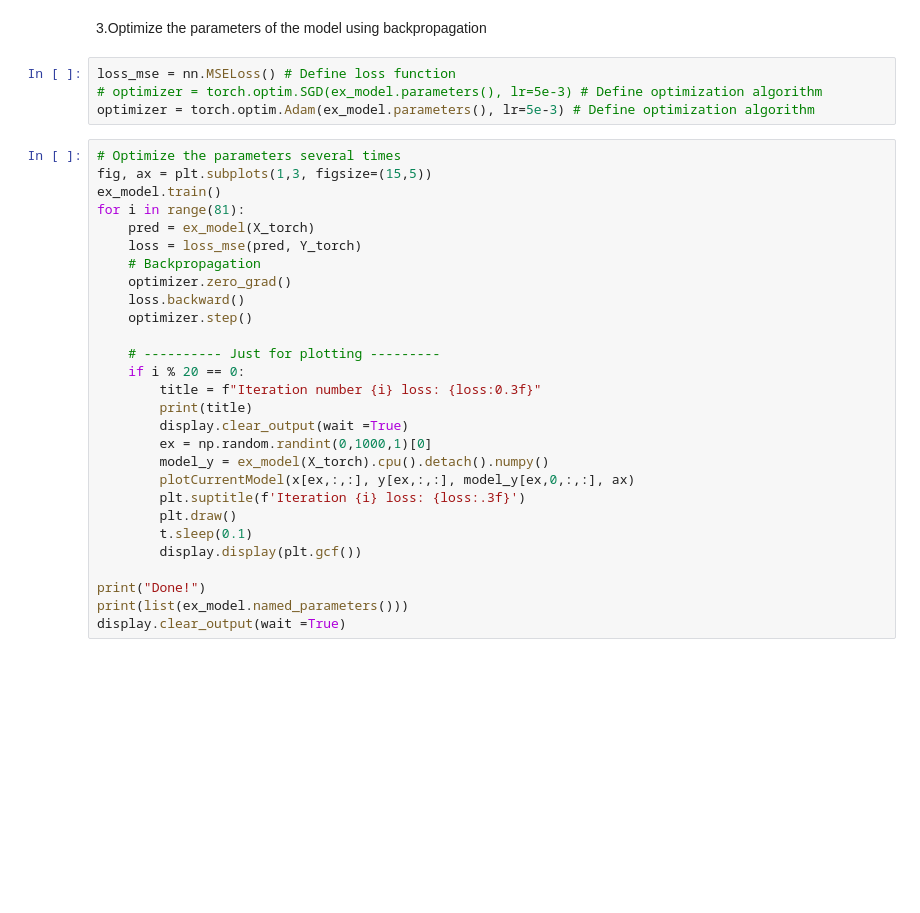
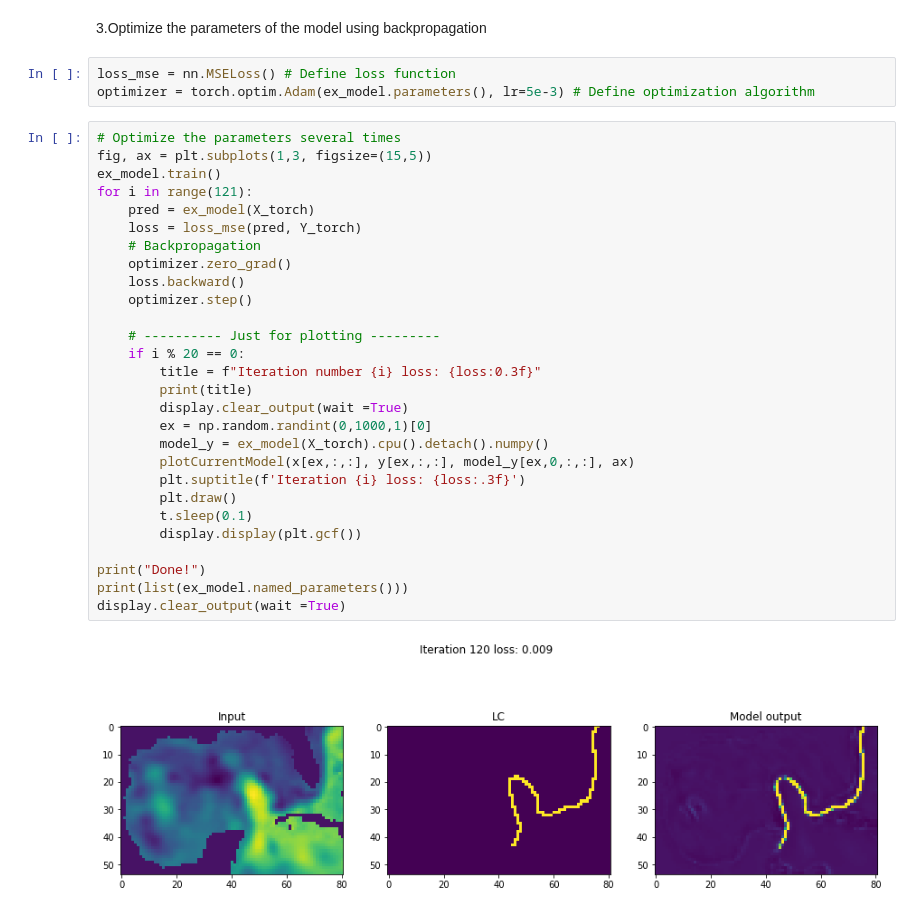
Before and after one commit to olmozavala/da_workshop_2022, a Jupyter notebook: 4_Hello_CNN-RealProblem.ipynb, the cells around one changed output. Drawn from its saved outputs; the diff is of its cells as text; blank space fills up the shorter version.

```diff
--- a/4_Hello_CNN-RealProblem.ipynb
+++ b/4_Hello_CNN-RealProblem.ipynb
@@ -115,33 +108,34 @@ plotCurrentModel(x[ex,:,:], y[ex,:,:], model_y[ex,0,:,:], ax)
 3.Optimize the parameters of the model using backpropagation
 # %%
 loss_mse = nn.MSELoss() # Define loss function
-# optimizer = torch.optim.SGD(ex_model.parameters(), lr=5e-3) # Define optimization algorithm
 optimizer = torch.optim.Adam(ex_model.parameters(), lr=5e-3) # Define optimization algorithm
 # %%
 # Optimize the parameters several times
 fig, ax = plt.subplots(1,3, figsize=(15,5))
 ex_model.train()
-for i in range(81):
+for i in range(121):
     pred = ex_model(X_torch)
     loss = loss_mse(pred, Y_torch)
     # Backpropagation
     optimizer.zero_grad()
     loss.backward()
     optimizer.step()
 
     # ---------- Just for plotting ---------
     if i % 20 == 0:
         title = f"Iteration number {i} loss: {loss:0.3f}"
         print(title)
         display.clear_output(wait =True)
         ex = np.random.randint(0,1000,1)[0]
         model_y = ex_model(X_torch).cpu().detach().numpy()
         plotCurrentModel(x[ex,:,:], y[ex,:,:], model_y[ex,0,:,:], ax)
         plt.suptitle(f'Iteration {i} loss: {loss:.3f}')
         plt.draw()
         t.sleep(0.1)
         display.display(plt.gcf())
 
 print("Done!")
 print(list(ex_model.named_parameters()))
 display.clear_output(wait =True)
+# %% [output]
+[figure, added]
```
Also changed, not shown: parts of 2 cells of this notebook, 1 other file.
